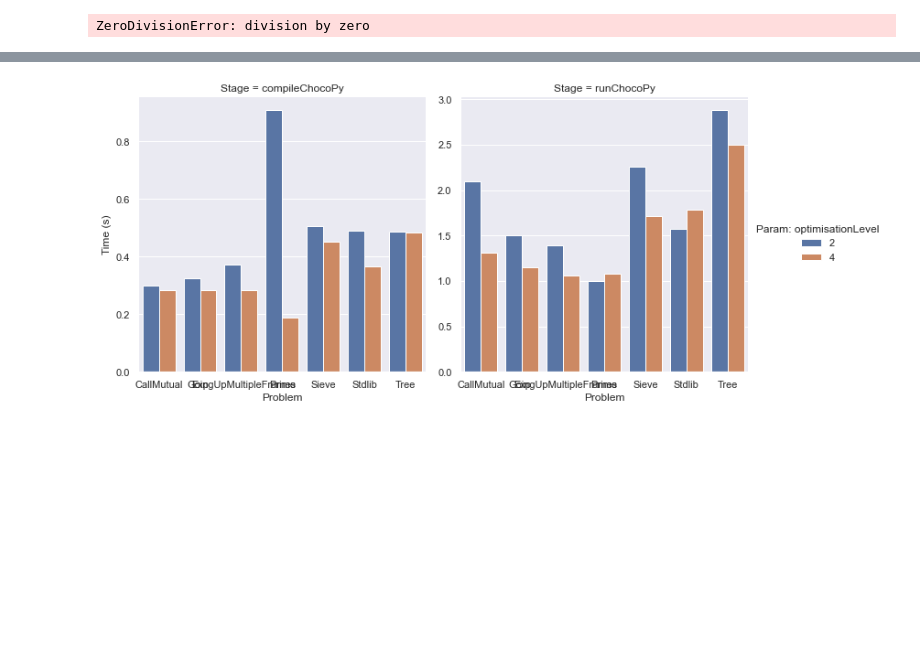
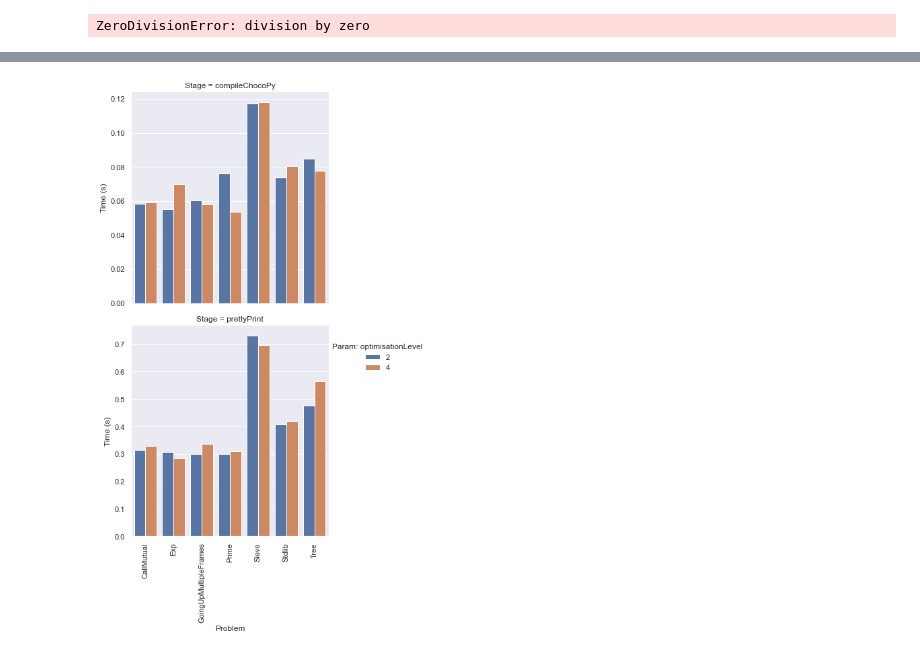
Before and after one commit to metaborg/stratego, a Jupyter notebook: stratego.build.spoofax2.benchmark/analysis/Example plots.ipynb, the cells around one changed output, grey strips where cells are left out. Saved outputs shown, nothing was run; the diff lists cells and outputs as text; code cells hidden in the pictures; blank space fills up the shorter version.

Commit message:
Chocopy results

```diff
--- a/stratego.build.spoofax2.benchmark/analysis/Example plots.ipynb
+++ b/stratego.build.spoofax2.benchmark/analysis/Example plots.ipynb
@@ -27,7 +27,7 @@ os.makedirs(THESIS_TABLE_DIR, exist_ok=True)
 # %%
 # Load data
 results_files = [
-    "chocopy-results4.csv"
+    "20211117-210600 chocopy.csv"
 #     "20211014-124146 -p optimisationLevel=4 -f 2 -wi 2 -i 3 run.csv",
 #     "20211013-114213_results-compilespace.csv"
 #     "20211013-114213_results-compilespace.csv"
@@ -447,16 +428,17 @@ df_unscaledproblem
 # %%
 g = sns.catplot(
-    data = df_unscaledproblem,
+    data = df_unscaledproblem.loc[(df_unscaledproblem["Param: optimisationLevel"] == "2") | (df_unscaledproblem["Param: switchImplementation"] == "hash-switch")],
     x = "Problem",
     y = "Score",
-    col = "Stage",
+    row = "Stage",
     hue = "Param: optimisationLevel",
     kind = "bar",
     sharey=False,
 )
 
 g.set_ylabels("Time (s)")
+plt.xticks(rotation=90)
 
 plt.savefig(f"{PLOT_DIR}/{'_'.join(results_files)}-unscaled.png")
 # %% [output]
-[figure, old version]
+[figure, new version]
```
Also changed, not shown: parts of 10 cells of this notebook, 3 other files.
